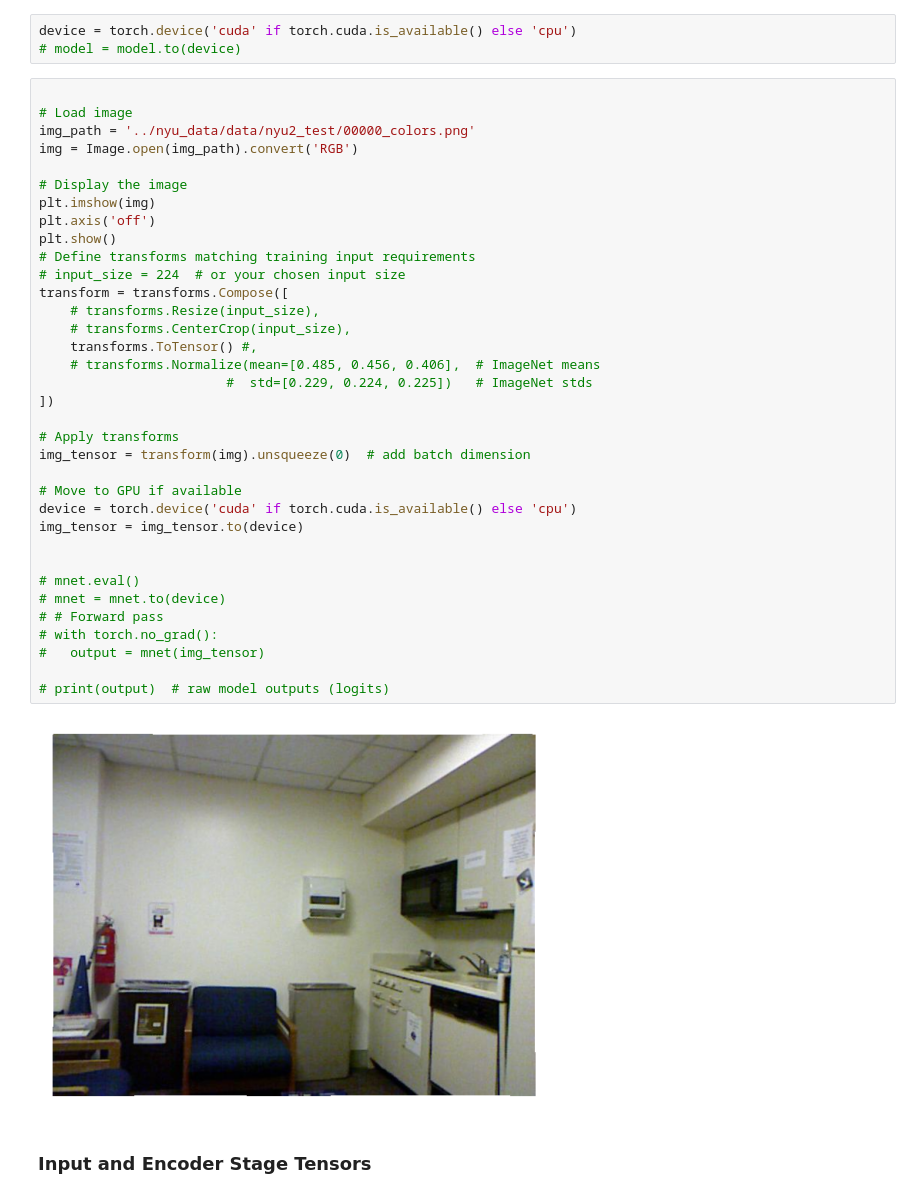
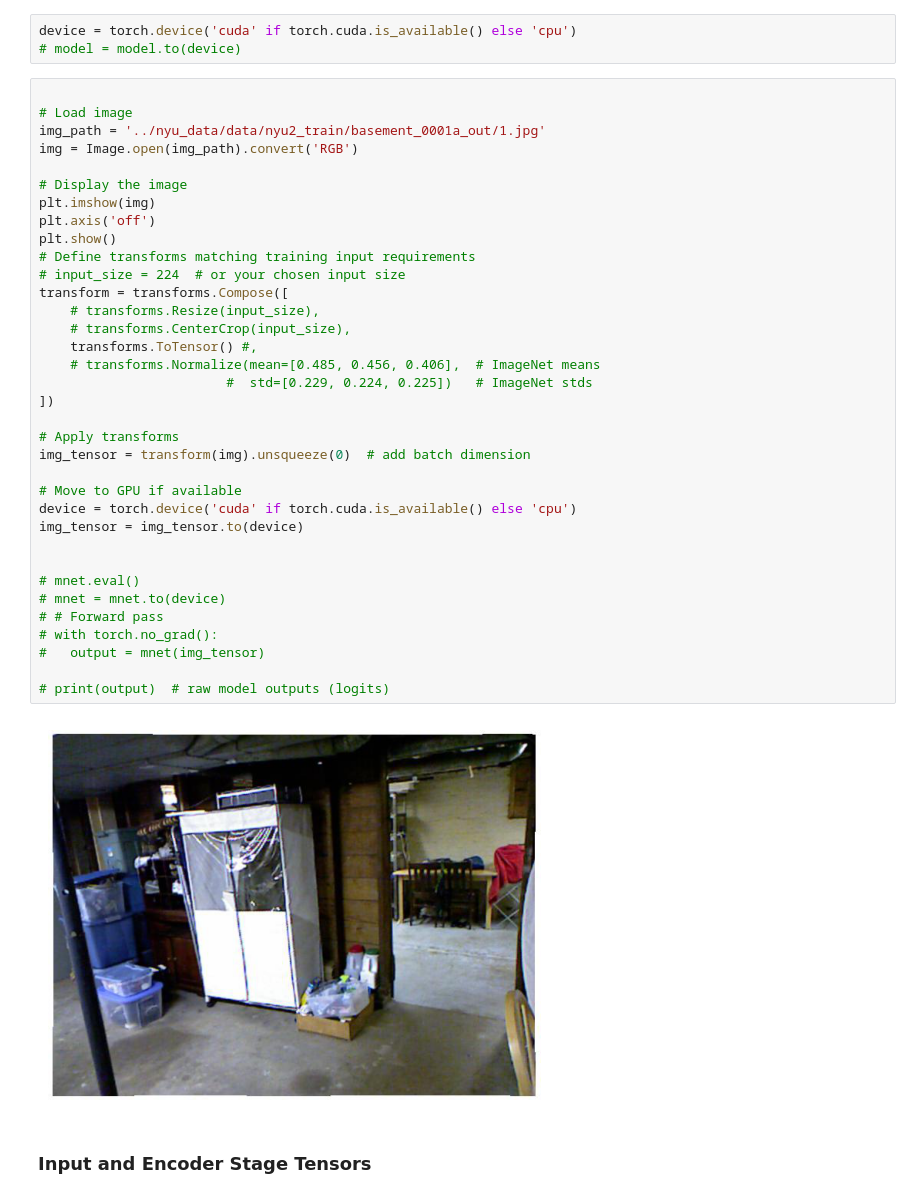
Before and after one commit to Utsab-2010/Depth-Estimation-Task, a Jupyter notebook: mobilenetv2.pytorch/test_v3.ipynb, the cells around one changed output. Drawn from its saved outputs; the diff is of its cells as text.

```diff
--- a/mobilenetv2.pytorch/test_v3.ipynb
+++ b/mobilenetv2.pytorch/test_v3.ipynb
@@ -81,40 +81,40 @@ device = torch.device('cuda' if torch.cuda.is_available() else 'cpu')
 # %%
 
 # Load image
-img_path = '../nyu_data/data/nyu2_test/00000_colors.png'
+img_path = '../nyu_data/data/nyu2_train/basement_0001a_out/1.jpg'
 img = Image.open(img_path).convert('RGB')
 
 # Display the image
 plt.imshow(img)
 plt.axis('off')
 plt.show()
 # Define transforms matching training input requirements
 # input_size = 224  # or your chosen input size
 transform = transforms.Compose([
     # transforms.Resize(input_size),
     # transforms.CenterCrop(input_size),
     transforms.ToTensor() #,
     # transforms.Normalize(mean=[0.485, 0.456, 0.406],  # ImageNet means
                         #  std=[0.229, 0.224, 0.225])   # ImageNet stds
 ])
 
 # Apply transforms
 img_tensor = transform(img).unsqueeze(0)  # add batch dimension
 
 # Move to GPU if available
 device = torch.device('cuda' if torch.cuda.is_available() else 'cpu')
 img_tensor = img_tensor.to(device)
 
 
 # mnet.eval()
 # mnet = mnet.to(device)
 # # Forward pass
 # with torch.no_grad():
 #   output = mnet(img_tensor)
 
 # print(output)  # raw model outputs (logits)
 # %% [output]
-[figure, old version]
+[figure, new version]
 # %% [markdown]
 ### Input and Encoder Stage Tensors
 # %%
```
Also changed, not shown: parts of 10 cells of this notebook.
